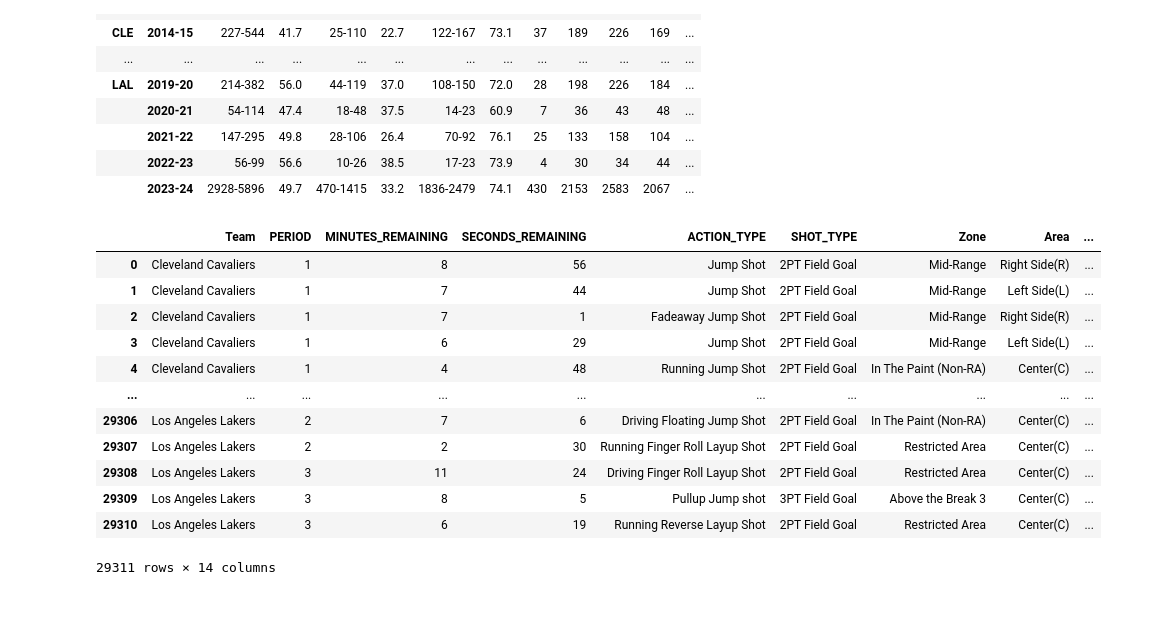
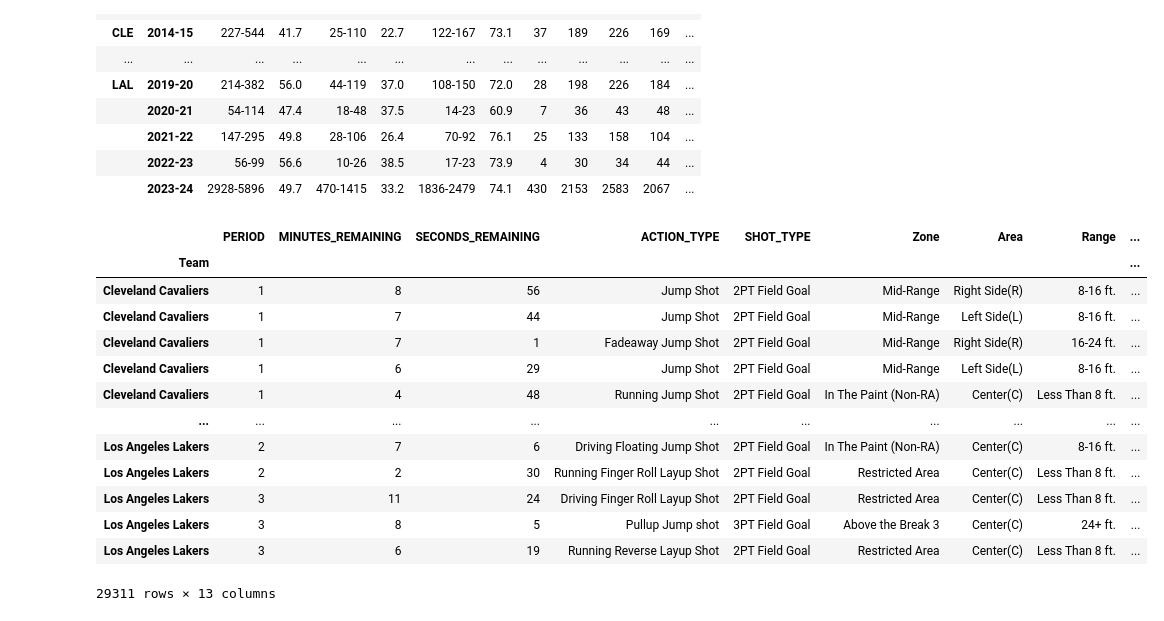
Before and after one commit to francescobortuzzo/DataScienceProject, a Jupyter notebook: estrazione_dati/data.ipynb, the cells around one changed output. Drawn from its saved outputs; the diff is of its cells as text; code cells hidden in the pictures.

```diff
--- a/estrazione_dati/data.ipynb
+++ b/estrazione_dati/data.ipynb
@@ -136,22 +136,23 @@ display(dfPlayOff)
 # %%
 df = pd.read_csv('lebron_shot_data.csv', encoding='utf8')
 
 df = df.drop(['GAME_ID', 'GAME_EVENT_ID', 'PLAYER_ID', 'PLAYER_NAME','TEAM_ID', 'EVENT_TYPE', 'SHOT_DISTANCE', 'GAME_DATE', 'HTM', 'VTM'], axis = 1)
 df = df.rename(columns={"TEAM_NAME": "Team", "SHOT_MADE_FLAG": "FG", "SHOT_ATTEMPTED_FLAG": "FGA", "SHOT_ZONE_BASIC": "Zone", "SHOT_ZONE_AREA": "Area", "SHOT_ZONE_RANGE": "Range"})
-
+df  = df.set_index(['Team'])
 df.to_pickle("../creazione_plot/LeBronShots.pickle")
 display(df)
 # %% [output]
-|  | Team | PERIOD | MINUTES_REMAINING | SECONDS_REMAINING | ACTION_TYPE | SHOT_TYPE | Zone | Area | ... |
-| 0 | Cleveland Cavaliers | 1 | 8 | 56 | Jump Shot | 2PT Field Goal | Mid-Range | Right Side(R) | ... |
-| 1 | Cleveland Cavaliers | 1 | 7 | 44 | Jump Shot | 2PT Field Goal | Mid-Range | Left Side(L) | ... |
-| 2 | Cleveland Cavaliers | 1 | 7 | 1 | Fadeaway Jump Shot | 2PT Field Goal | Mid-Range | Right Side(R) | ... |
-| 3 | Cleveland Cavaliers | 1 | 6 | 29 | Jump Shot | 2PT Field Goal | Mid-Range | Left Side(L) | ... |
-| 4 | Cleveland Cavaliers | 1 | 4 | 48 | Running Jump Shot | 2PT Field Goal | In The Paint (Non-RA) | Center(C) | ... |
+|  | PERIOD | MINUTES_REMAINING | SECONDS_REMAINING | ACTION_TYPE | SHOT_TYPE | Zone | Area | Range | ... |
+| Team |  |  |  |  |  |  |  |  | ... |
+| Cleveland Cavaliers | 1 | 8 | 56 | Jump Shot | 2PT Field Goal | Mid-Range | Right Side(R) | 8-16 ft. | ... |
+| Cleveland Cavaliers | 1 | 7 | 44 | Jump Shot | 2PT Field Goal | Mid-Range | Left Side(L) | 8-16 ft. | ... |
+| Cleveland Cavaliers | 1 | 7 | 1 | Fadeaway Jump Shot | 2PT Field Goal | Mid-Range | Right Side(R) | 16-24 ft. | ... |
+| Cleveland Cavaliers | 1 | 6 | 29 | Jump Shot | 2PT Field Goal | Mid-Range | Left Side(L) | 8-16 ft. | ... |
+| Cleveland Cavaliers | 1 | 4 | 48 | Running Jump Shot | 2PT Field Goal | In The Paint (Non-RA) | Center(C) | Less Than 8 ft. | ... |
 | ... | ... | ... | ... | ... | ... | ... | ... | ... | ... |
-| 29306 | Los Angeles Lakers | 2 | 7 | 6 | Driving Floating Jump Shot | 2PT Field Goal | In The Paint (Non-RA) | Center(C) | ... |
-| 29307 | Los Angeles Lakers | 2 | 2 | 30 | Running Finger Roll Layup Shot | 2PT Field Goal | Restricted Area | Center(C) | ... |
-| 29308 | Los Angeles Lakers | 3 | 11 | 24 | Driving Finger Roll Layup Shot | 2PT Field Goal | Restricted Area | Center(C) | ... |
-| 29309 | Los Angeles Lakers | 3 | 8 | 5 | Pullup Jump shot | 3PT Field Goal | Above the Break 3 | Center(C) | ... |
-| 29310 | Los Angeles Lakers | 3 | 6 | 19 | Running Reverse Layup Shot | 2PT Field Goal | Restricted Area | Center(C) | ... |
+| Los Angeles Lakers | 2 | 7 | 6 | Driving Floating Jump Shot | 2PT Field Goal | In The Paint (Non-RA) | Center(C) | 8-16 ft. | ... |
+| Los Angeles Lakers | 2 | 2 | 30 | Running Finger Roll Layup Shot | 2PT Field Goal | Restricted Area | Center(C) | Less Than 8 ft. | ... |
+| Los Angeles Lakers | 3 | 11 | 24 | Driving Finger Roll Layup Shot | 2PT Field Goal | Restricted Area | Center(C) | Less Than 8 ft. | ... |
+| Los Angeles Lakers | 3 | 8 | 5 | Pullup Jump shot | 3PT Field Goal | Above the Break 3 | Center(C) | 24+ ft. | ... |
+| Los Angeles Lakers | 3 | 6 | 19 | Running Reverse Layup Shot | 2PT Field Goal | Restricted Area | Center(C) | Less Than 8 ft. | ... |
-29311 rows × 14 columns
+29311 rows × 13 columns
```
Also changed, not shown: 1 other file.
